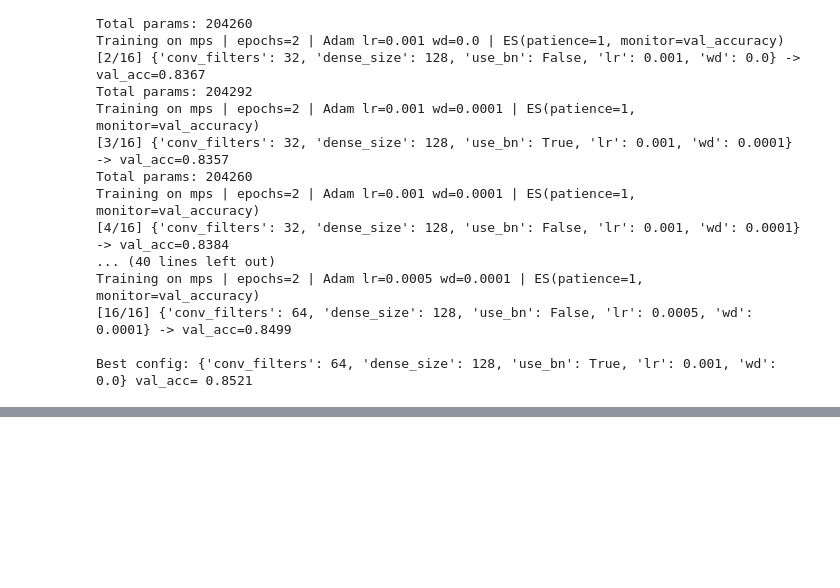
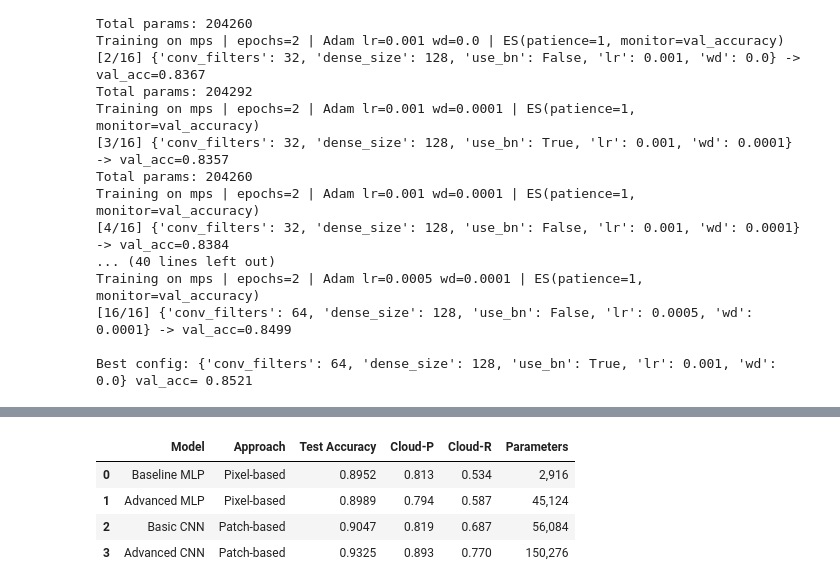
Before and after one commit to ornab/Sentinel-2-Multiclass-Classification, a Jupyter notebook: multiclass_classification_ml2.ipynb, the cells around one changed output, grey strips where cells are left out. Drawn from its saved outputs; the diff is of its cells as text; code cells hidden in the pictures; blank space fills up the shorter version.

```diff
--- a/multiclass_classification_ml2.ipynb
+++ b/multiclass_classification_ml2.ipynb
@@ -2812,0 +3026,55 @@ test_accuracy, predictions, targets = evaluate_model(trained_model, test_loader)
+# %%
+# ----- SUMMARY TABLE (Baseline first, no Macro-F1) -----
+import pandas as pd
+
+# Required: 'results' dict from eval_on_test and the 4 model objects loaded
+ORDER = ["Baseline MLP", "Advanced MLP", "Basic CNN", "Advanced CNN"]
+APPROACH = {"Baseline MLP":"Pixel-based", "Advanced MLP":"Pixel-based",
+            "Basic CNN":"Patch-based",  "Advanced CNN":"Patch-based"}
+
+def _param_count(m):
+    try:
+        return m.count_parameters()
+    except AttributeError:
+        return sum(p.numel() for p in m.parameters() if p.requires_grad)
+
+MODEL_OBJS = {
+    "Baseline MLP": baseline_mlp,
+    "Advanced MLP": advanced_mlp,
+    "Basic CNN":    basic_cnn,
+    "Advanced CNN": advanced_cnn,
+}
+
+rows = []
+for name in ORDER:
+    r = results[name]
+    rows.append({
+        "Model":         name,
+        "Approach":      APPROACH[name],
+        "Test Accuracy": r["accuracy"],            # renamed
+        "Cloud-P":       r["cloud_precision"],
+        "Cloud-R":       r["cloud_recall"],
+        "Parameters":    _param_count(MODEL_OBJS[name]),
+    })
+
+summary_df = pd.DataFrame(rows)
+try:
+    display(summary_df.style.format({
+        "Test Accuracy":"{:.4f}",
+        "Cloud-P":"{:.3f}",
+        "Cloud-R":"{:.3f}",
+        "Parameters":"{:,.0f}",
+    }))
+except Exception:
+    print(summary_df.to_string(index=False, formatters={
+        "Test Accuracy": "{:.4f}".format,
+        "Cloud-P": "{:.3f}".format,
+        "Cloud-R": "{:.3f}".format,
+        "Parameters": "{:,}".format,
+    }))
+# %% [output]
+|  | Model | Approach | Test Accuracy | Cloud-P | Cloud-R | Parameters |
+| 0 | Baseline MLP | Pixel-based | 0.8952 | 0.813 | 0.534 | 2,916 |
+| 1 | Advanced MLP | Pixel-based | 0.8989 | 0.794 | 0.587 | 45,124 |
+| 2 | Basic CNN | Patch-based | 0.9047 | 0.819 | 0.687 | 56,084 |
+| 3 | Advanced CNN | Patch-based | 0.9325 | 0.893 | 0.770 | 150,276 |
```
Also changed, not shown: parts of 73 cells of this notebook.
